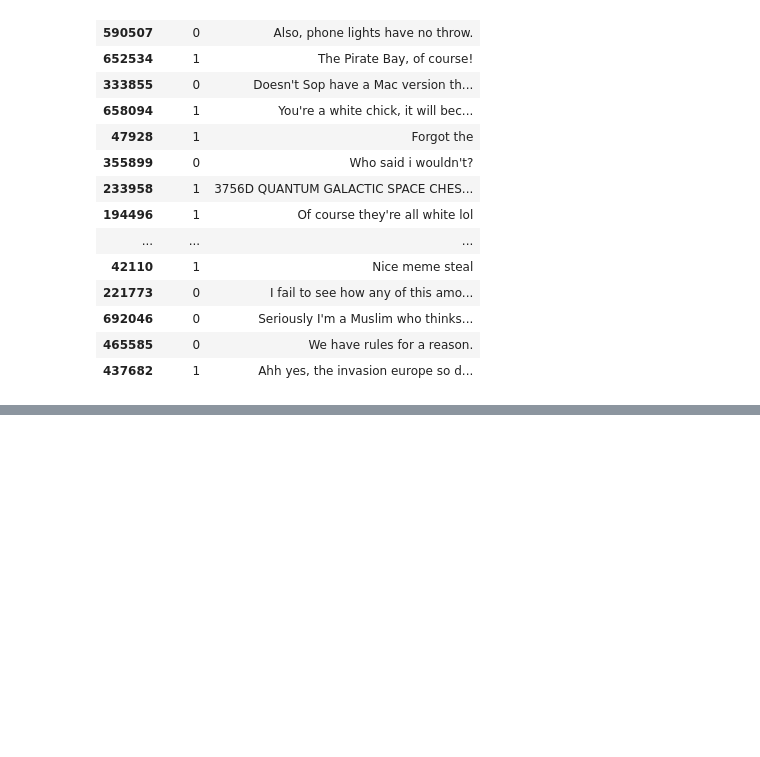
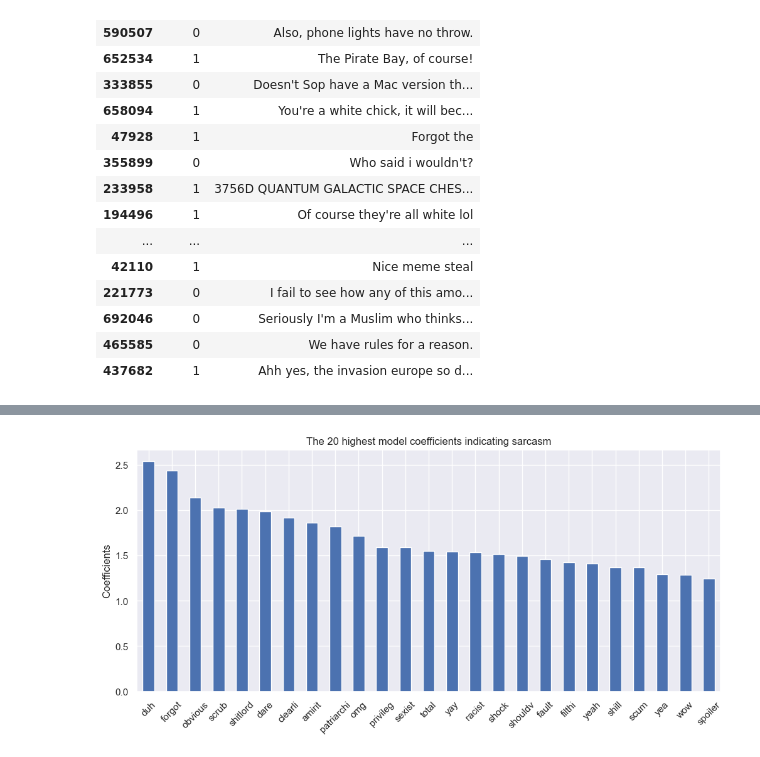
Before and after one commit to Sveto-G/Reddit-Sarcasm, a Jupyter notebook: Notebooks/reddit_logreg.ipynb, the cells around one changed output, grey strips where cells are left out. Cells and saved outputs as stored; diff of their text form; code cells hidden in the pictures; blank space fills up the shorter version.

```diff
--- a/Notebooks/reddit_logreg.ipynb
+++ b/Notebooks/reddit_logreg.ipynb
@@ -91,7 +91,7 @@ def tokenizer(sentence):
 
     return tokens
 # %%
-count_vector = CountVectorizer(min_df=25, tokenizer=tokenizer, max_features=1500, dtype='int8')
+count_vector = CountVectorizer(min_df=25, tokenizer=tokenizer, max_features=1500, dtype=np.int8)
 
 count_vector.fit(X_train)
 train_vectors = count_vector.transform(X_train)
@@ -179,0 +180,12 @@ plt.show()
+# %%
+# plotting top positive predictor words
+sarcastic_predictors = pd.DataFrame({"coef": logreg.coef_[0,0:]},
+    index=logreg.feature_names_in_[0:]).sort_values("coef", ascending=False).head(25)
+
+sarcastic_predictors.plot(kind="bar", figsize=(12, 5), legend=False)
+plt.title("The 20 highest model coefficients indicating sarcasm")
+plt.ylabel("Coefficients")
+plt.xticks(rotation=45)
+plt.show()
+# %% [output]
+[figure, added]
```
Also changed, not shown: parts of 21 cells of this notebook.
